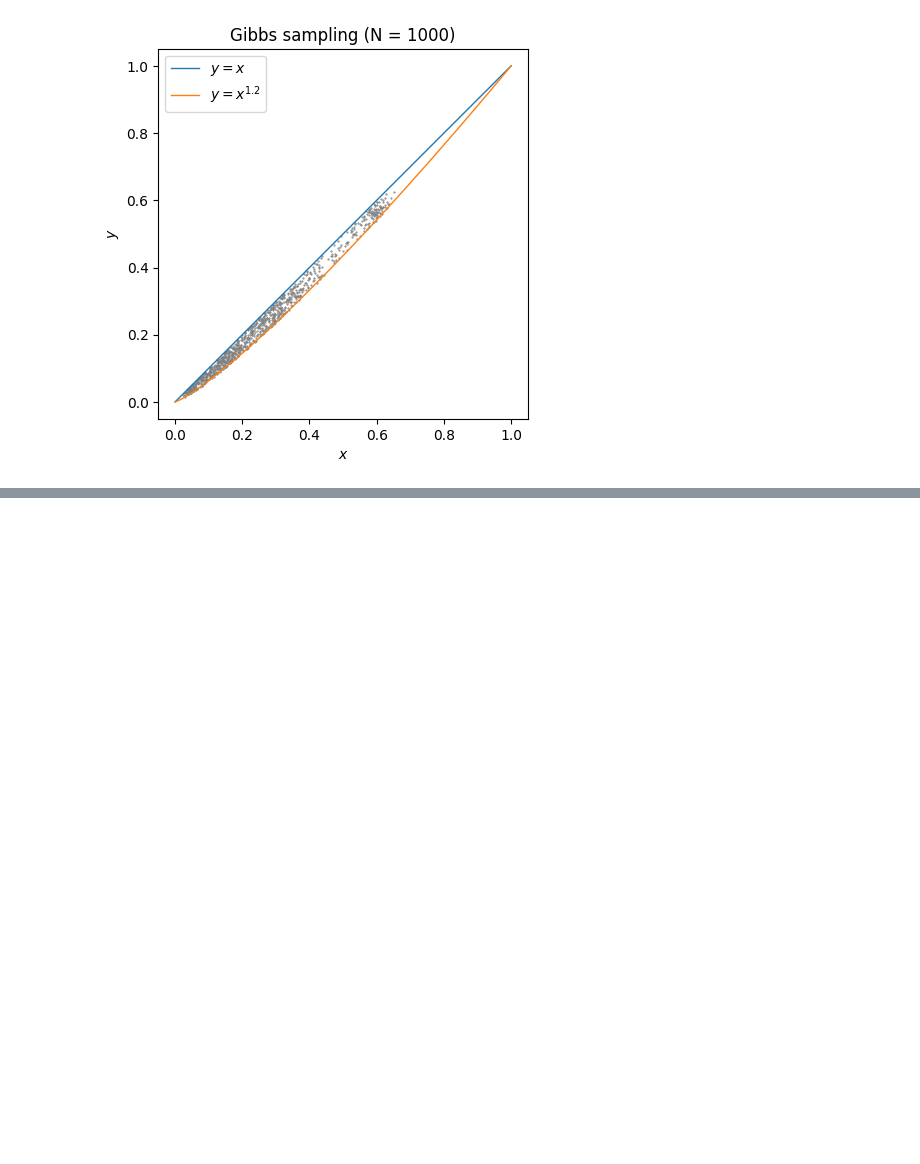
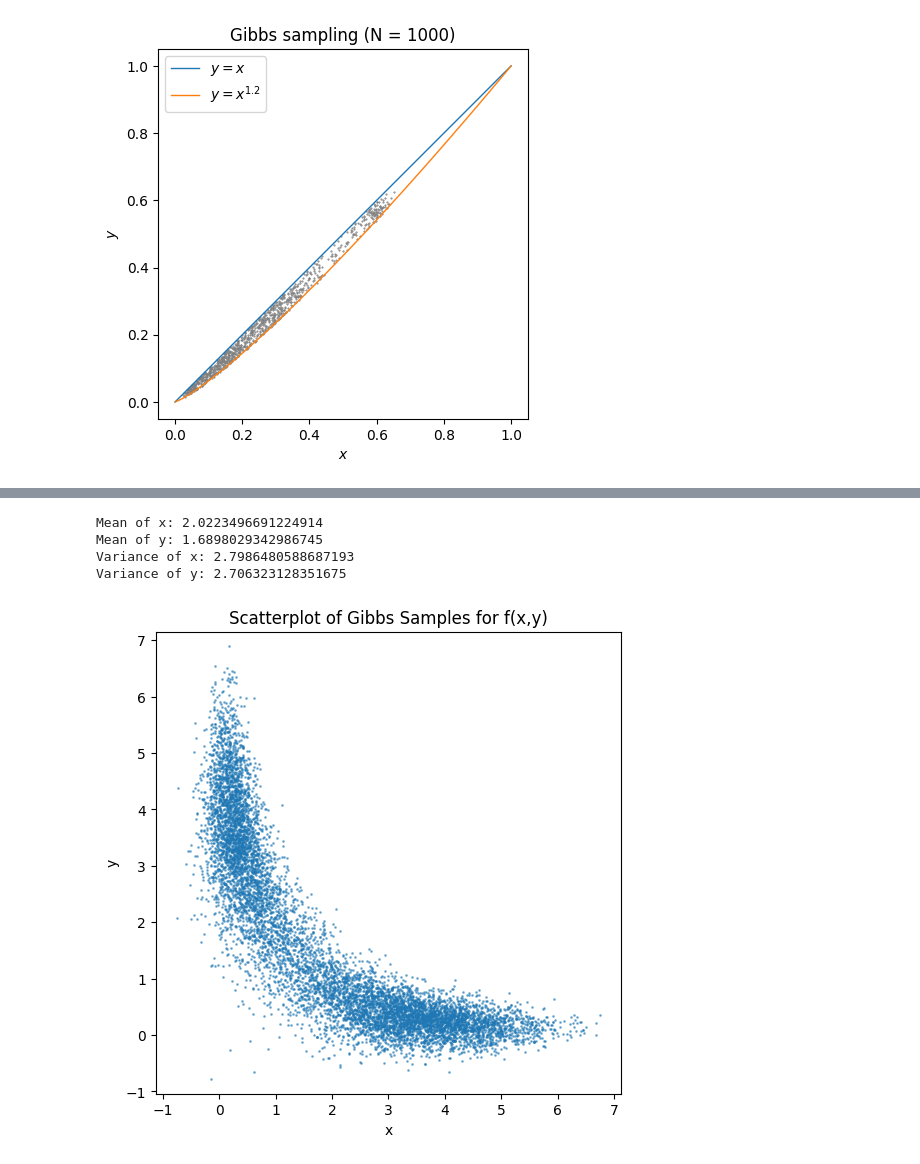
Before and after one commit to ancaotrinh2004/Computational-Statistics, a Jupyter notebook: week05/bai05.ipynb, the cells around one changed output, grey strips where cells are left out. Saved outputs shown, nothing was run; the diff lists cells and outputs as text; code cells hidden in the pictures; blank space fills up the shorter version.

```diff
--- a/week05/bai05.ipynb
+++ b/week05/bai05.ipynb
@@ -555,0 +724,70 @@ plt.show()
+# %%
+def Gibbs_target(N):
+    """
+    Thuật toán Gibbs Sampling cho mục tiêu:
+         f(x,y) ∝ exp(-[x^2*y^2 + x^2 + y^2 - 8x - 8y]/2)
+
+    Các bước:
+      - Khởi tạo giá trị ban đầu của x và y (ví dụ: 0.5, 0.5)
+      - Cập nhật x theo phân phối N(4/(y^2+1), 1/(y^2+1))
+      - Cập nhật y theo phân phối N(4/(x^2+1), 1/(x^2+1))
+
+    Tham số:
+      N : số bước lặp cần lấy mẫu
+
+    Trả về:
+      Mảng numpy các cặp (x, y) có kích thước (N, 2)
+    """
+    samples = []
+    # Khởi tạo ban đầu, có thể chọn giá trị nào hợp lý. Ở đây dùng x = 0.5, y = 0.5.
+    x, y = 0.5, 0.5
+    for _ in range(N):
+        # Cập nhật x theo phân phối điều kiện: x|y ~ N( μ_x, σ²_x ) với
+        #   μ_x = 4/(y^2+1), σ²_x = 1/(y^2+1)
+        mu_x = 4.0 / (y**2 + 1)
+        sigma_x = np.sqrt(1.0 / (y**2 + 1))
+        x = np.random.normal(loc=mu_x, scale=sigma_x)
+
+        # Cập nhật y theo phân phối điều kiện: y|x ~ N( μ_y, σ²_y ) với
+        #   μ_y = 4/(x^2+1), σ²_y = 1/(x^2+1)
+        mu_y = 4.0 / (x**2 + 1)
+        sigma_y = np.sqrt(1.0 / (x**2 + 1))
+        y = np.random.normal(loc=mu_y, scale=sigma_y)
+
+        samples.append((x, y))
+
+    return np.array(samples)
+
+
+N = 10000
+samples = Gibbs_target(N)
+
+# Có thể loại bỏ phần burn-in nếu cần, ví dụ: loại bỏ 10% đầu
+burn_in = int(0.1 * N)
+samples_post = samples[burn_in:]
+
+# Tính trung bình, phương sai của các mẫu (tham khảo)
+mean_x = np.mean(samples_post[:, 0])
+mean_y = np.mean(samples_post[:, 1])
+var_x = np.var(samples_post[:, 0], ddof=1)
+var_y = np.var(samples_post[:, 1], ddof=1)
+
+print("Mean of x:", mean_x)
+print("Mean of y:", mean_y)
+print("Variance of x:", var_x)
+print("Variance of y:", var_y)
+
+# Vẽ scatterplot cho các mẫu lấy sau burn-in
+plt.figure(figsize=(6,6))
+plt.scatter(samples_post[:, 0], samples_post[:, 1], s=1, alpha=0.5)
+plt.xlabel('x')
+plt.ylabel('y')
+plt.title('Scatterplot of Gibbs Samples for f(x,y)')
+plt.axis('equal')
+plt.show()
+# %% [output]
+Mean of x: 2.0223496691224914
+Mean of y: 1.6898029342986745
+Variance of x: 2.7986480588687193
+Variance of y: 2.706323128351675
+[figure, added]
```
Also changed, not shown: parts of 4 cells of this notebook, 4 other files.
